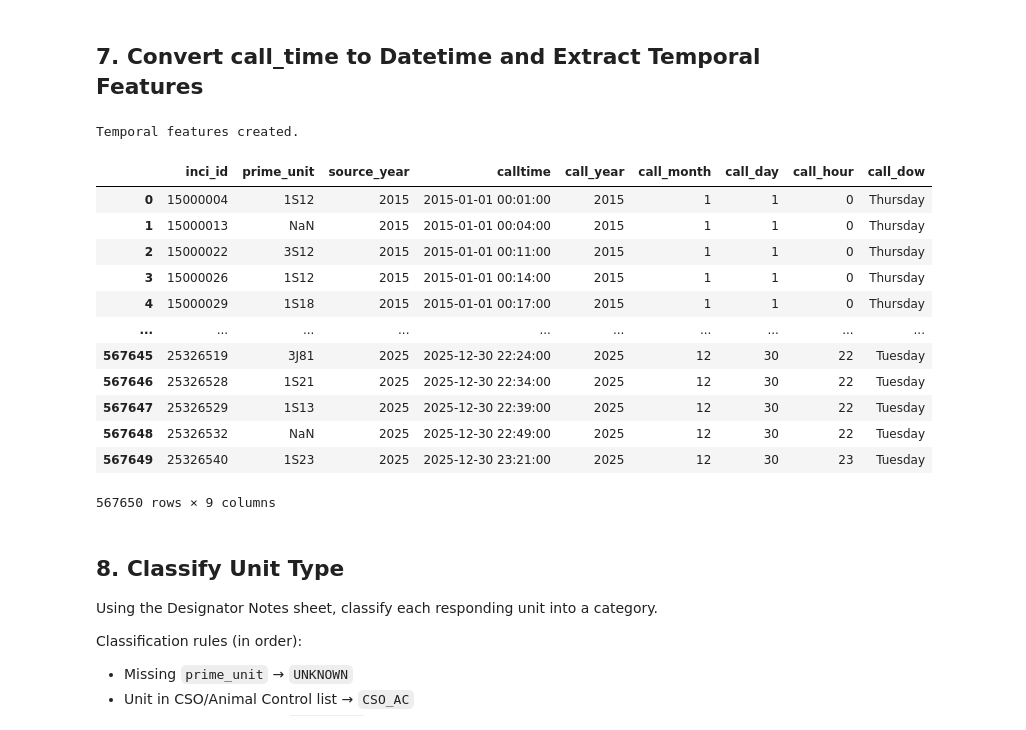
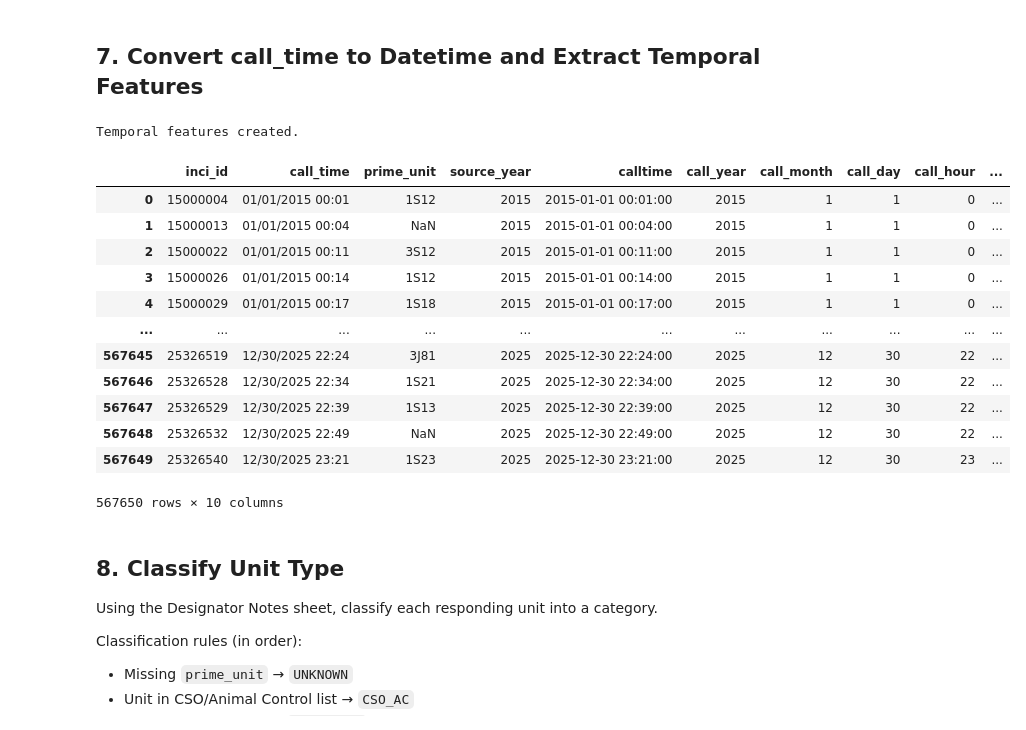
Before and after one commit to ilhanmahmood/dsci410_analyzing_cahoots_call_volumes, a Jupyter notebook: spd_cleaning.ipynb, the cells around one changed output. Saved outputs shown, nothing was run; the diff lists cells and outputs as text; code cells hidden in the pictures.

```diff
--- a/spd_cleaning.ipynb
+++ b/spd_cleaning.ipynb
@@ -192,32 +192,32 @@ Sample prime_unit values:
 # %% [markdown]
 ## 7. Convert call_time to Datetime and Extract Temporal Features
 # %%
-spd['calltime'] = pd.to_datetime(spd['calltime'], errors='coerce')
+spd['calltime'] = pd.to_datetime(spd['call_time'], errors='coerce')
 
 # Extract temporal features
 spd['call_year']  = spd['calltime'].dt.year
 spd['call_month'] = spd['calltime'].dt.month
 spd['call_day']   = spd['calltime'].dt.day
 spd['call_hour']  = spd['calltime'].dt.hour
 spd['call_dow']   = spd['calltime'].dt.day_name()
 
 print('Temporal features created.')
 spd.head(-5)
 # %% [output]
 Temporal features created.
-|  | inci_id | prime_unit | source_year | calltime | call_year | call_month | call_day | call_hour | call_dow |
-| 0 | 15000004 | 1S12 | 2015 | 2015-01-01 00:01:00 | 2015 | 1 | 1 | 0 | Thursday |
-| 1 | 15000013 | NaN | 2015 | 2015-01-01 00:04:00 | 2015 | 1 | 1 | 0 | Thursday |
-| 2 | 15000022 | 3S12 | 2015 | 2015-01-01 00:11:00 | 2015 | 1 | 1 | 0 | Thursday |
-| 3 | 15000026 | 1S12 | 2015 | 2015-01-01 00:14:00 | 2015 | 1 | 1 | 0 | Thursday |
-| 4 | 15000029 | 1S18 | 2015 | 2015-01-01 00:17:00 | 2015 | 1 | 1 | 0 | Thursday |
-| ... | ... | ... | ... | ... | ... | ... | ... | ... | ... |
-| 567645 | 25326519 | 3J81 | 2025 | 2025-12-30 22:24:00 | 2025 | 12 | 30 | 22 | Tuesday |
-| 567646 | 25326528 | 1S21 | 2025 | 2025-12-30 22:34:00 | 2025 | 12 | 30 | 22 | Tuesday |
-| 567647 | 25326529 | 1S13 | 2025 | 2025-12-30 22:39:00 | 2025 | 12 | 30 | 22 | Tuesday |
-| 567648 | 25326532 | NaN | 2025 | 2025-12-30 22:49:00 | 2025 | 12 | 30 | 22 | Tuesday |
-| 567649 | 25326540 | 1S23 | 2025 | 2025-12-30 23:21:00 | 2025 | 12 | 30 | 23 | Tuesday |
+|  | inci_id | call_time | prime_unit | source_year | calltime | call_year | call_month | call_day | call_hour | ... |
+| 0 | 15000004 | 01/01/2015 00:01 | 1S12 | 2015 | 2015-01-01 00:01:00 | 2015 | 1 | 1 | 0 | ... |
+| 1 | 15000013 | 01/01/2015 00:04 | NaN | 2015 | 2015-01-01 00:04:00 | 2015 | 1 | 1 | 0 | ... |
+| 2 | 15000022 | 01/01/2015 00:11 | 3S12 | 2015 | 2015-01-01 00:11:00 | 2015 | 1 | 1 | 0 | ... |
+| 3 | 15000026 | 01/01/2015 00:14 | 1S12 | 2015 | 2015-01-01 00:14:00 | 2015 | 1 | 1 | 0 | ... |
+| 4 | 15000029 | 01/01/2015 00:17 | 1S18 | 2015 | 2015-01-01 00:17:00 | 2015 | 1 | 1 | 0 | ... |
+| ... | ... | ... | ... | ... | ... | ... | ... | ... | ... | ... |
+| 567645 | 25326519 | 12/30/2025 22:24 | 3J81 | 2025 | 2025-12-30 22:24:00 | 2025 | 12 | 30 | 22 | ... |
+| 567646 | 25326528 | 12/30/2025 22:34 | 1S21 | 2025 | 2025-12-30 22:34:00 | 2025 | 12 | 30 | 22 | ... |
+| 567647 | 25326529 | 12/30/2025 22:39 | 1S13 | 2025 | 2025-12-30 22:39:00 | 2025 | 12 | 30 | 22 | ... |
+| 567648 | 25326532 | 12/30/2025 22:49 | NaN | 2025 | 2025-12-30 22:49:00 | 2025 | 12 | 30 | 22 | ... |
+| 567649 | 25326540 | 12/30/2025 23:21 | 1S23 | 2025 | 2025-12-30 23:21:00 | 2025 | 12 | 30 | 23 | ... |
-567650 rows × 9 columns
+567650 rows × 10 columns
 # %% [markdown]
 ## 8. Classify Unit Type
 Using the Designator Notes sheet, classify each responding unit into a category.
```
Also changed, not shown: parts of 5 cells of this notebook, 6 other files.
